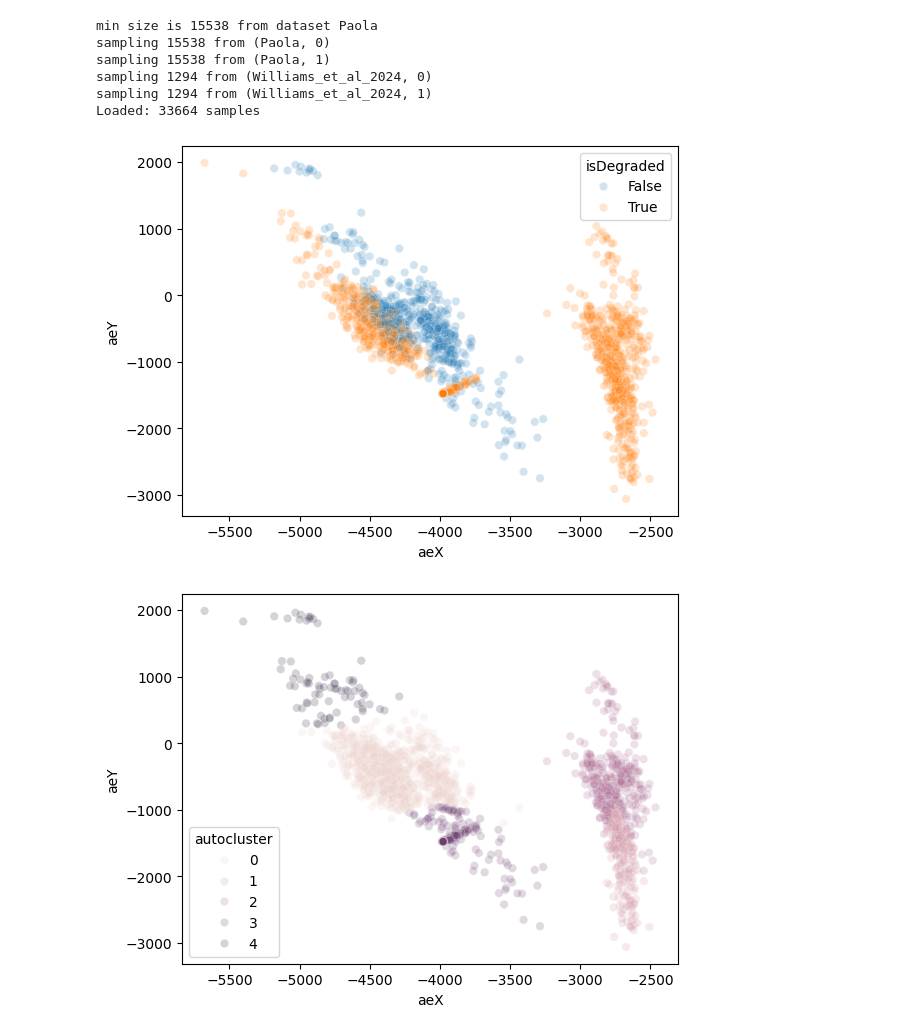
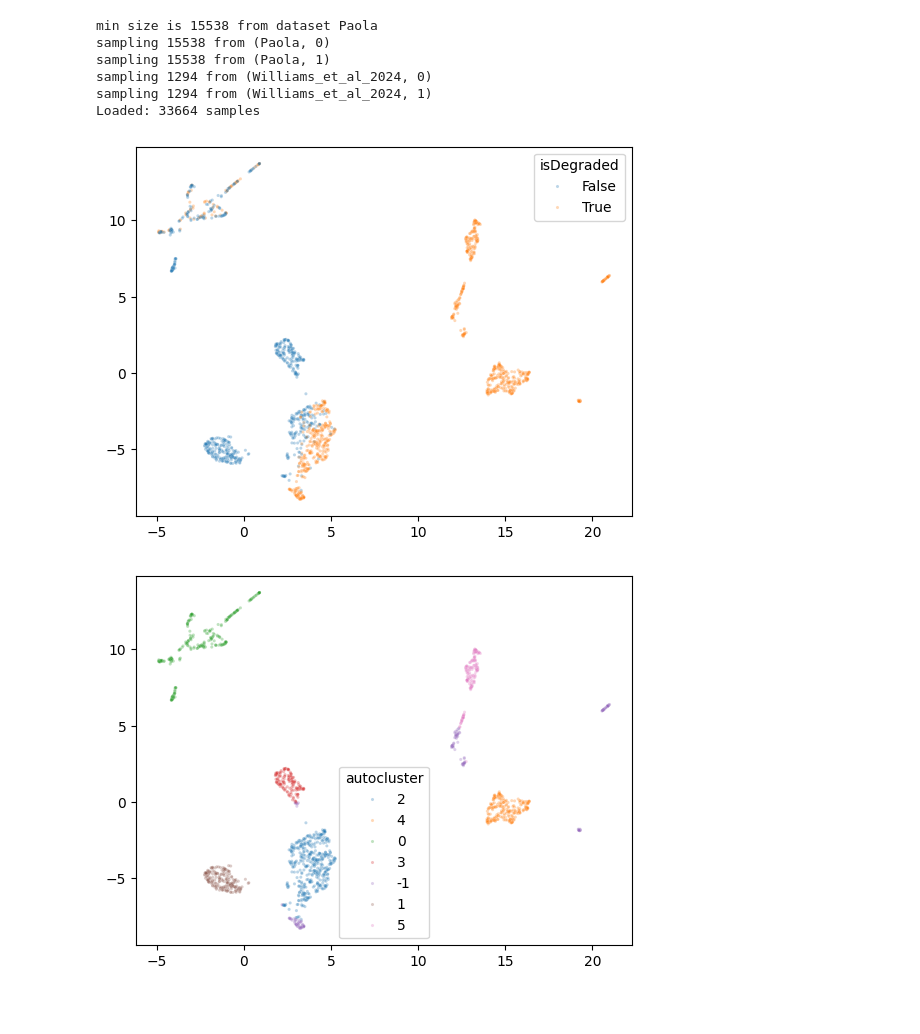
Before and after one commit to UCSD-E4E/anu_experiments_acoustic_species, a Jupyter notebook: pipeline/pipeline.ipynb, the cells around one changed output. Saved outputs shown, nothing was run; the diff lists cells and outputs as text; code cells hidden in the pictures; blank space fills up the shorter version.

```diff
--- a/pipeline/pipeline.ipynb
+++ b/pipeline/pipeline.ipynb
@@ -24,7 +24,7 @@ import sklearn
 # %%
 config = {
     'device': 'cuda',
-    'num_dims': 2
+    'num_dims': 10
 }
 # %%
 # rev up the models
@@ -57,7 +55,6 @@ results = []
 individual_labels = ['labels', 'dataset']
 
 for idx in range(100):
-
     row = ds[idx]
     filepath = row['filepath']
     sample_rate = row['sample_rate']
@@ -80,14 +77,15 @@ for idx in range(100):
 
         autoencoder_embedding = autoencoder_model.embed(torch.tensor(melspectrogram).unsqueeze(0))
 
+        autoencoder_embedding_vals = {"ae"+str(i):autoencoder_embedding[i] for i in range(config["num_dims"])}
+
         result = {
             "entropy": entropy,
             "complexity": complexity,
-            "aeX": autoencoder_embedding[0],
-            "aeY": autoencoder_embedding[1],
             "chunk_num": i
         }
         result.update(extra_labels)
+        result.update(autoencoder_embedding_vals)
 
         results.append(result)
 # %%
@@ -95,22 +93,28 @@ df = pd.DataFrame.from_records(results)
 df["isDegraded"] = df['labels'].astype(str) == "[1, 0]"
 # %%
 # clustering by autoencoding
+from sklearn.preprocessing import StandardScaler
 
-sns.scatterplot(x=df["aeX"], y=df["aeY"], hue=df['isDegraded'], alpha=0.2)
+import umap
+
+reducer = umap.UMAP()
+autoarray = StandardScaler().fit_transform(df[[s for s in df.columns.to_list() if "ae" in s]].to_numpy())
+auto_reduced = reducer.fit_transform(autoarray)
+
+
+sns.scatterplot(x=auto_reduced[:, 0], y=auto_reduced[:, 1], hue=df['isDegraded'], s=5, alpha=0.3)
 plt.show()
 
-autoencoder_points = np.concat([df["aeX"].to_numpy().reshape(-1,1), df["aeY"].to_numpy().reshape(-1,1)], axis=1)
-
-
-clustering = sklearn.mixture.GaussianMixture(n_components=5).fit_predict(autoencoder_points)
+clustering = sklearn.cluster.HDBSCAN(min_cluster_size=100).fit_predict(auto_reduced)
 
 df["autocluster"] = clustering
+df["autocluster"] = df["autocluster"].astype(str)
 
-sns.scatterplot(x=df["aeX"], y=df["aeY"], hue=df['autocluster'], alpha=0.2)
+sns.scatterplot(x=auto_reduced[:, 0], y=auto_reduced[:, 1], hue=df['autocluster'], s=5, alpha=0.3)
 plt.show()
 # %% [output]
-[figure, old version]
+[figure, new version]
-[figure, old version]
+[figure, new version]
 # %%
 # clustering (we hardcode cluster values until we actually have a better way to cluster)
 # using spectral clustering from Scikit-learn
```
Also changed, not shown: parts of 4 cells of this notebook, 7 other files.
